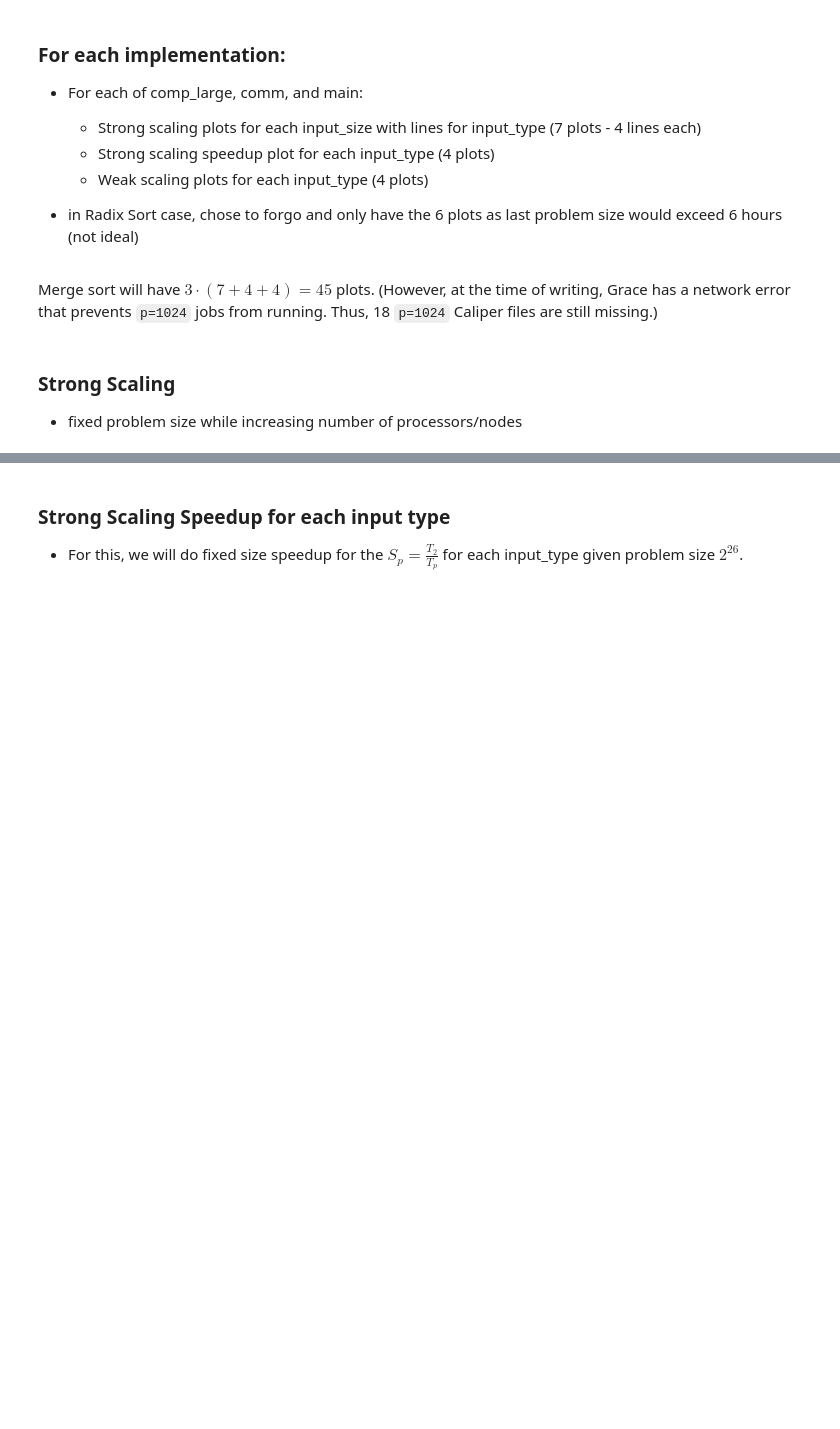
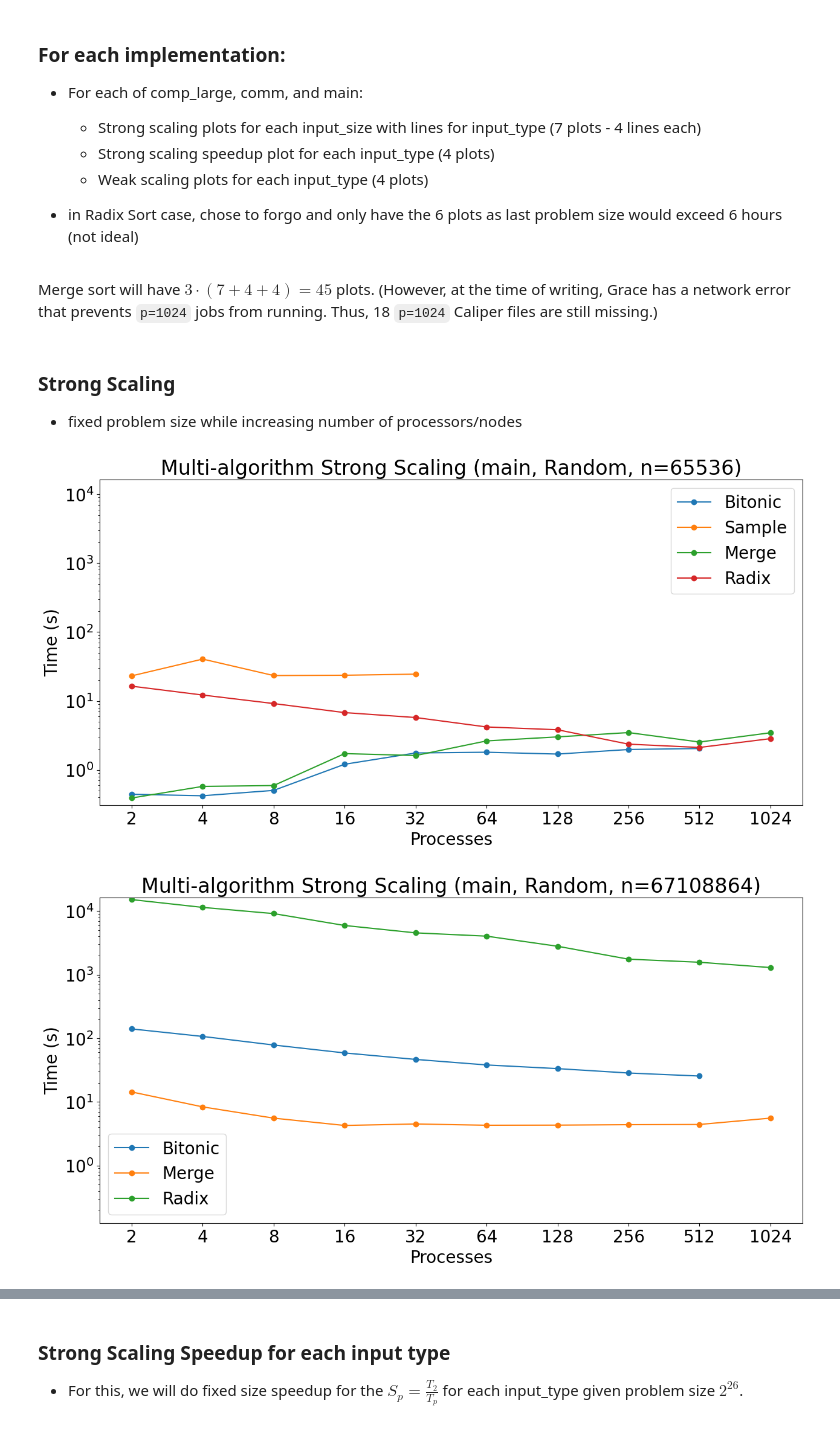
Before and after one commit to JeffreyMitchellTAMU/CSCE435_Project_2024, a Jupyter notebook: multi_alg_ipynb/multi_alg.ipynb, the cells around one changed output, grey strips where cells are left out. Saved outputs shown, nothing was run; the diff lists cells and outputs as text; code cells hidden in the pictures; blank space fills up the shorter version.

Commit message:
Updated existing comparison plots and added n=2^16 strong scaling plots

```diff
--- a/multi_alg_ipynb/multi_alg.ipynb
+++ b/multi_alg_ipynb/multi_alg.ipynb
@@ -137,32 +137,35 @@ Merge sort will have $3 \cdot (7 + 4 + 4) = 45$ plots.
 # %%
 #iterate through nodes, and if comp_large, comm, or main, print the strong scaling
 title_template = "Multi-algorithm Strong Scaling ({}, {}, n={})"#, scaled for synchronized y limits)"
 for node in merge_tk['Random'].graph.traverse():
 
     if node.frame['name'] == 'main' or node.frame['name'] == 'comp_large' or node.frame['name'] == 'comm':
-        # for input size n, plot 4 plots for each input_type
-        for arySize in [2**26, 2**28]:
+
+        for arySize in [2**16, 2**26, 2**28]:
 
             in_type = 'Random'
 
             fig = plt.figure(figsize=(15,7))
             ax = fig.add_subplot(1, 1, 1)
 
             # title will be node.frame['name']_input_size
             title = title_template.format(node.frame['name'], in_type, arySize)
 
             #for in_type in input_type:
             for name, tk in [('Bitonic', bitonic_tk), ('Sample', sample_tk), ('Merge', merge_tk), ('Radix', radix_tk)]:
                 df = tk[in_type].dataframe.loc[node, 'Avg time/rank'] # get average time
                 df = (df.loc[df.index.get_level_values('input_size') == arySize])
                 df = (df.loc[df.index.get_level_values('num_procs') != 1])
                 #df = df.unstack(level="input_type")
                 df = df.unstack(level="input_size")
                 ax.plot(df, marker='o', label=name)
 
             show_mpl_plot(fig, ax, title, "Processes", "Time (s)", None,
                           #ylim=(0, 15200), # Synchronized with other groupmates
                           #ylim=(0, 112.5), # Synchronized only with merge sort strong scaling
-                          ylim=(2**-3, 2**14),
+                          ylim=(0, 2**14) if arySize <= 2**20 else (2**-3, 2**14),
                           ylog=True,
                          )
+# %% [output]
+[figure, added]
+[figure, added]
```
Also changed, not shown: parts of 4 cells of this notebook, 12 other files.
